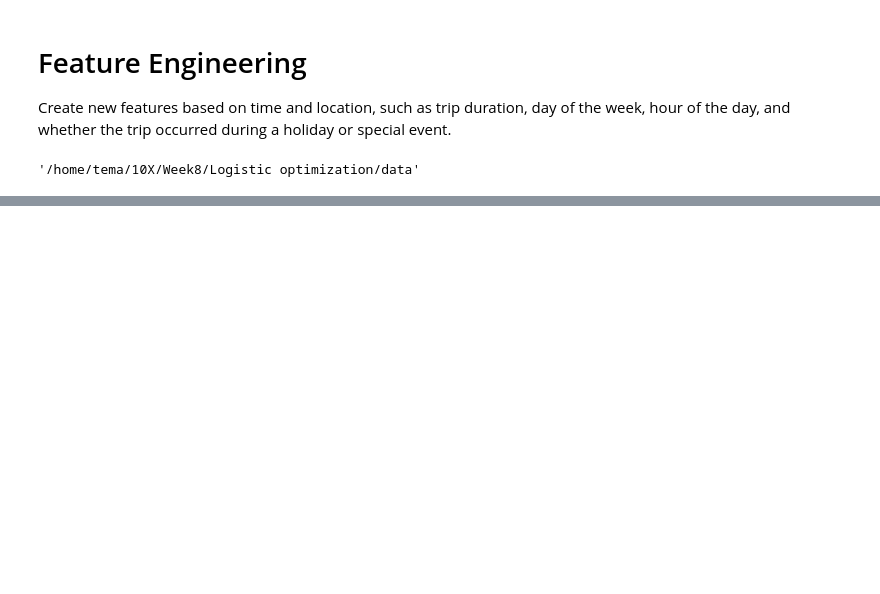
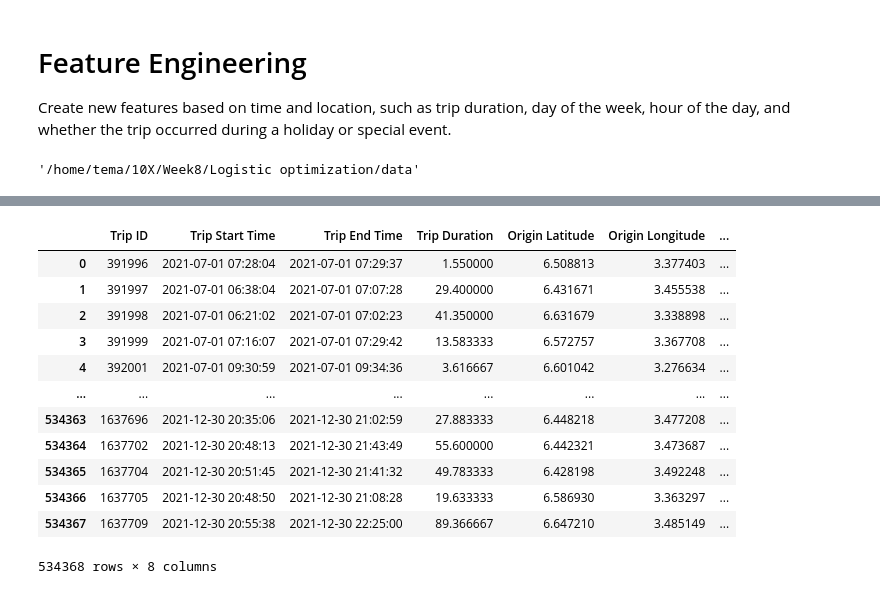
Before and after one commit to temesgen5335/Logistic-optimization, a Jupyter notebook: notebooks/feature_engineering.ipynb, the cells around one changed output, grey strips where cells are left out. Drawn from its saved outputs; the diff is of its cells as text; code cells hidden in the pictures; blank space fills up the shorter version.

```diff
--- a/notebooks/feature_engineering.ipynb
+++ b/notebooks/feature_engineering.ipynb
@@ -36,0 +37,3 @@ completed_orders_raw.head()
+# %%
+completed_orders = pd.read_csv('completed_orders.csv')
+completed_orders.head(2)
@@ -36,0 +44,17 @@ completed_orders_raw.head()
+# %%
+#completed_orders.drop(columns=['Trip Origin', 'Trip Destination'], inplace=True)
+completed_orders
+# %% [output]
+|  | Trip ID | Trip Start Time | Trip End Time | Trip Duration | Origin Latitude | Origin Longitude | ... |
+| 0 | 391996 | 2021-07-01 07:28:04 | 2021-07-01 07:29:37 | 1.550000 | 6.508813 | 3.377403 | ... |
+| 1 | 391997 | 2021-07-01 06:38:04 | 2021-07-01 07:07:28 | 29.400000 | 6.431671 | 3.455538 | ... |
+| 2 | 391998 | 2021-07-01 06:21:02 | 2021-07-01 07:02:23 | 41.350000 | 6.631679 | 3.338898 | ... |
+| 3 | 391999 | 2021-07-01 07:16:07 | 2021-07-01 07:29:42 | 13.583333 | 6.572757 | 3.367708 | ... |
+| 4 | 392001 | 2021-07-01 09:30:59 | 2021-07-01 09:34:36 | 3.616667 | 6.601042 | 3.276634 | ... |
+| ... | ... | ... | ... | ... | ... | ... | ... |
+| 534363 | 1637696 | 2021-12-30 20:35:06 | 2021-12-30 21:02:59 | 27.883333 | 6.448218 | 3.477208 | ... |
+| 534364 | 1637702 | 2021-12-30 20:48:13 | 2021-12-30 21:43:49 | 55.600000 | 6.442321 | 3.473687 | ... |
+| 534365 | 1637704 | 2021-12-30 20:51:45 | 2021-12-30 21:41:32 | 49.783333 | 6.428198 | 3.492248 | ... |
+| 534366 | 1637705 | 2021-12-30 20:48:50 | 2021-12-30 21:08:28 | 19.633333 | 6.586930 | 3.363297 | ... |
+| 534367 | 1637709 | 2021-12-30 20:55:38 | 2021-12-30 22:25:00 | 89.366667 | 6.647210 | 3.485149 | ... |
+534368 rows × 8 columns
```
Also changed, not shown: parts of 9 cells of this notebook, 1 other file.
